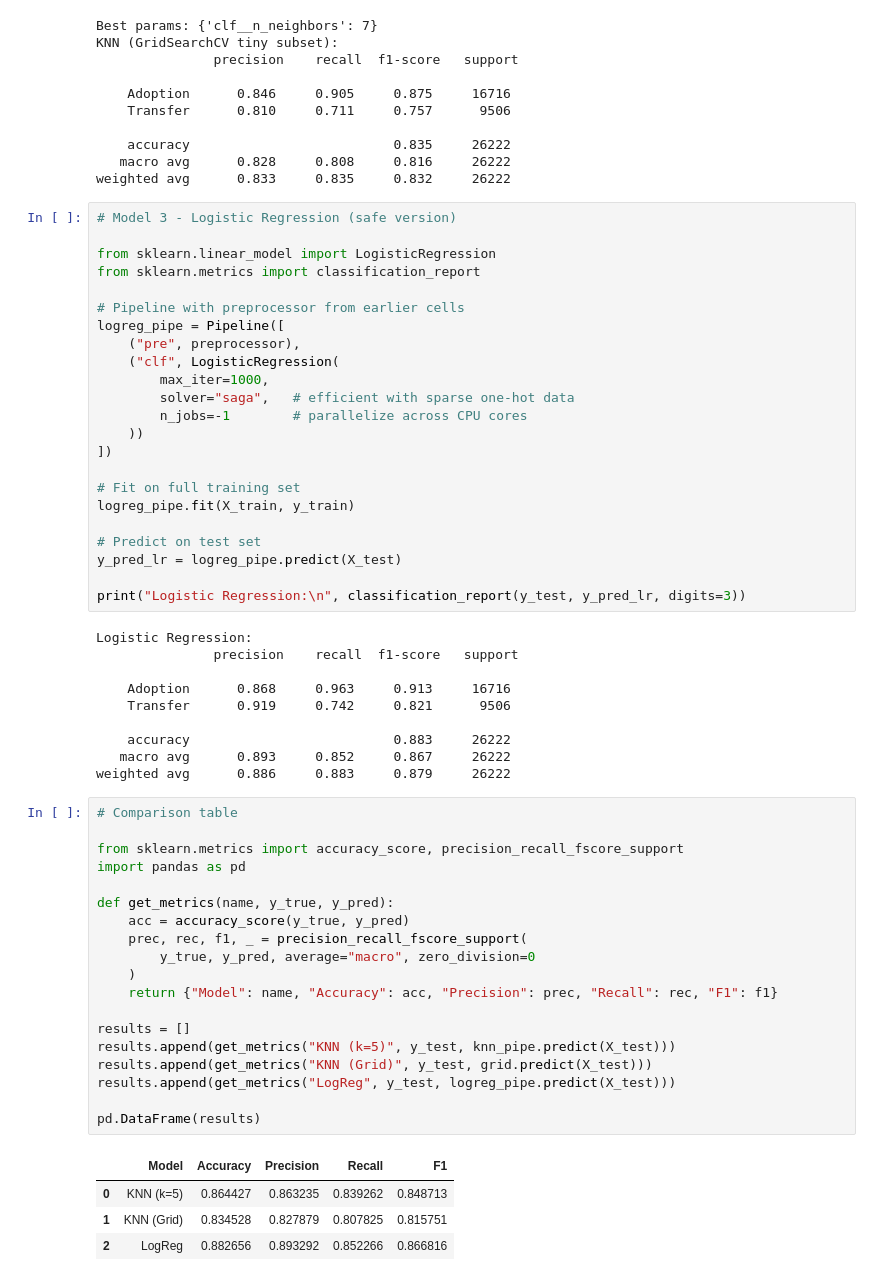
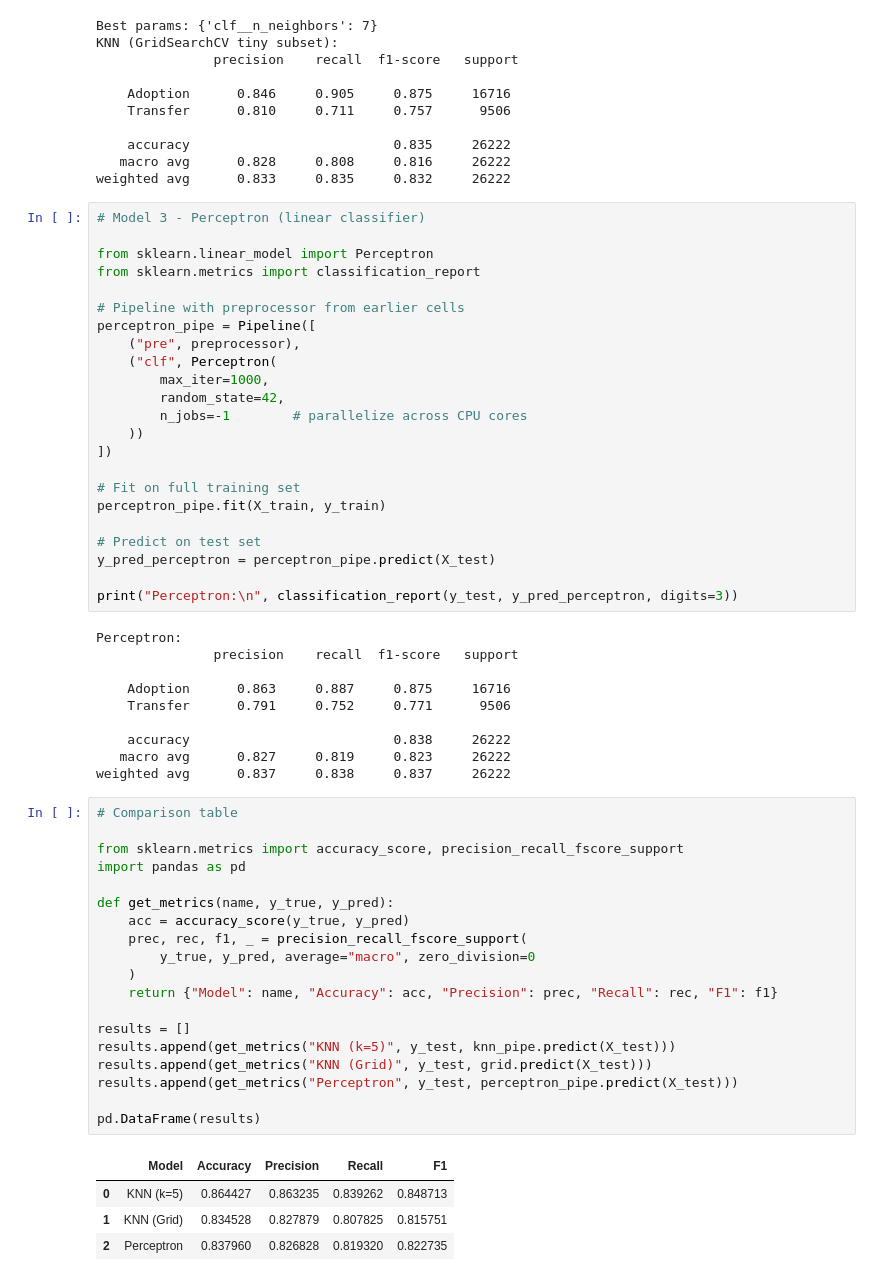
Before and after one commit to shaunak1206/coe379l-project1, a Jupyter notebook: notebook/project1_eda_and_models.ipynb, the cells around one changed output. Drawn from its saved outputs; the diff is of its cells as text.

Commit message:
switched logistic with perceptron for model 3

```diff
--- a/notebook/project1_eda_and_models.ipynb
+++ b/notebook/project1_eda_and_models.ipynb
@@ -297,59 +297,59 @@ KNN (GridSearchCV tiny subset):
    macro avg      0.828     0.808     0.816     26222
 weighted avg      0.833     0.835     0.832     26222
 # %%
-# Model 3 - Logistic Regression (safe version)
+# Model 3 - Perceptron (linear classifier)
 
-from sklearn.linear_model import LogisticRegression
+from sklearn.linear_model import Perceptron
 from sklearn.metrics import classification_report
 
 # Pipeline with preprocessor from earlier cells
-logreg_pipe = Pipeline([
+perceptron_pipe = Pipeline([
     ("pre", preprocessor),
-    ("clf", LogisticRegression(
+    ("clf", Perceptron(
         max_iter=1000,
-        solver="saga",   # efficient with sparse one-hot data
+        random_state=42,
         n_jobs=-1        # parallelize across CPU cores
     ))
 ])
 
 # Fit on full training set
-logreg_pipe.fit(X_train, y_train)
+perceptron_pipe.fit(X_train, y_train)
 
 # Predict on test set
-y_pred_lr = logreg_pipe.predict(X_test)
+y_pred_perceptron = perceptron_pipe.predict(X_test)
 
-print("Logistic Regression:\n", classification_report(y_test, y_pred_lr, digits=3))
+print("Perceptron:\n", classification_report(y_test, y_pred_perceptron, digits=3))
 # %% [output]
-Logistic Regression:
+Perceptron:
                precision    recall  f1-score   support
 
-    Adoption      0.868     0.963     0.913     16716
-    Transfer      0.919     0.742     0.821      9506
+    Adoption      0.863     0.887     0.875     16716
+    Transfer      0.791     0.752     0.771      9506
 
-    accuracy                          0.883     26222
-   macro avg      0.893     0.852     0.867     26222
-weighted avg      0.886     0.883     0.879     26222
+    accuracy                          0.838     26222
+   macro avg      0.827     0.819     0.823     26222
+weighted avg      0.837     0.838     0.837     26222
 # %%
 # Comparison table
 
 from sklearn.metrics import accuracy_score, precision_recall_fscore_support
 import pandas as pd
 
 def get_metrics(name, y_true, y_pred):
     acc = accuracy_score(y_true, y_pred)
     prec, rec, f1, _ = precision_recall_fscore_support(
         y_true, y_pred, average="macro", zero_division=0
     )
     return {"Model": name, "Accuracy": acc, "Precision": prec, "Recall": rec, "F1": f1}
 
 results = []
 results.append(get_metrics("KNN (k=5)", y_test, knn_pipe.predict(X_test)))
 results.append(get_metrics("KNN (Grid)", y_test, grid.predict(X_test)))
-results.append(get_metrics("LogReg", y_test, logreg_pipe.predict(X_test)))
+results.append(get_metrics("Perceptron", y_test, perceptron_pipe.predict(X_test)))
 
 pd.DataFrame(results)
 # %% [output]
 |  | Model | Accuracy | Precision | Recall | F1 |
 | 0 | KNN (k=5) | 0.864427 | 0.863235 | 0.839262 | 0.848713 |
 | 1 | KNN (Grid) | 0.834528 | 0.827879 | 0.807825 | 0.815751 |
-| 2 | LogReg | 0.882656 | 0.893292 | 0.852266 | 0.866816 |
+| 2 | Perceptron | 0.837960 | 0.826828 | 0.819320 | 0.822735 |
```
Also changed, not shown: 1 other file.
